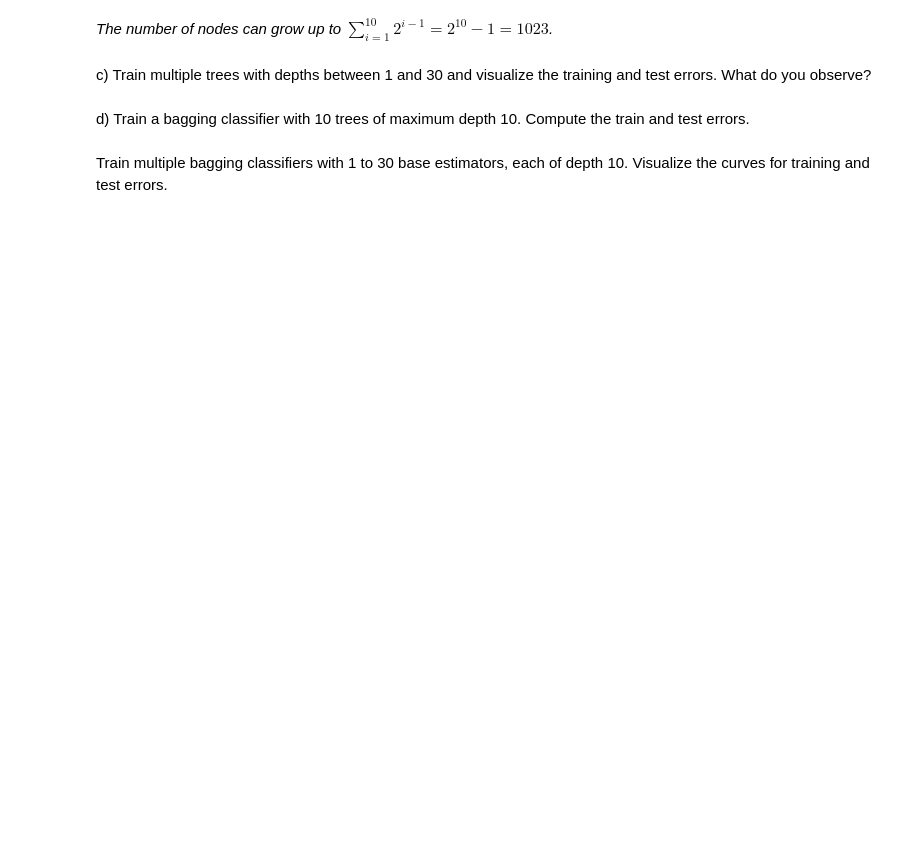
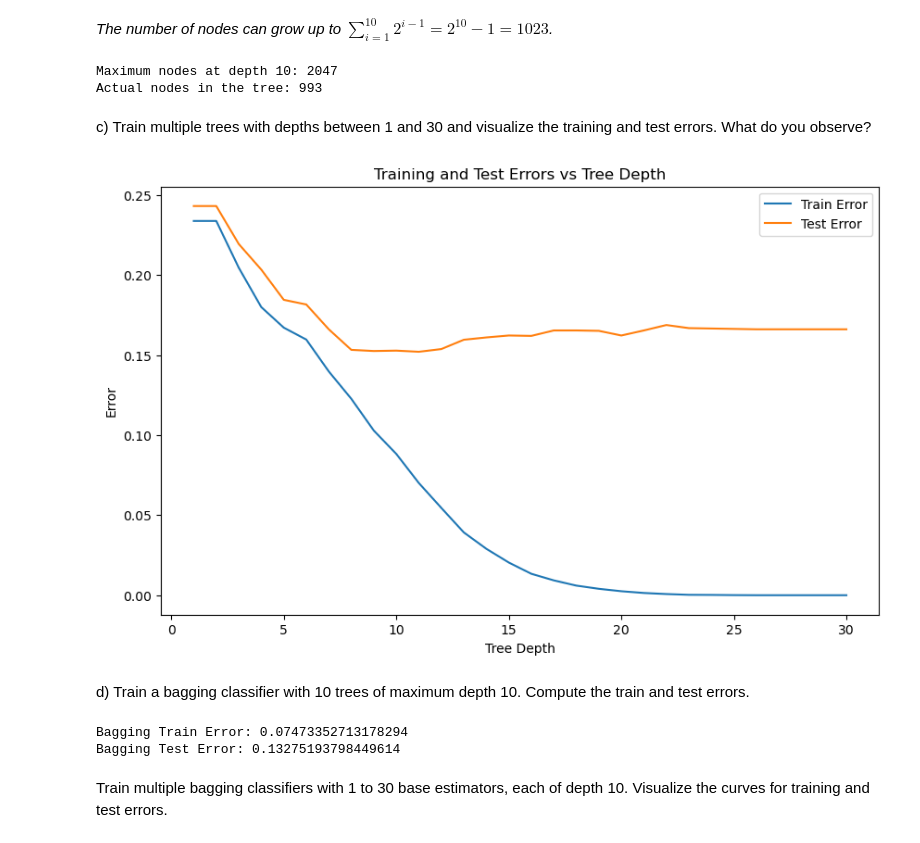
Before and after one commit to makarwu/ba_ml, a Jupyter notebook: week9/T08 - Ensembles and Clustering-20241209/T08-E3-template.ipynb, the cells around one changed output. Drawn from its saved outputs; the diff is of its cells as text; code cells hidden in the pictures; blank space fills up the shorter version.

```diff
--- a/week9/T08 - Ensembles and Clustering-20241209/T08-E3-template.ipynb
+++ b/week9/T08 - Ensembles and Clustering-20241209/T08-E3-template.ipynb
@@ -43,9 +69,55 @@ c) Visualize the tree. How many nodes can it have at maximum? How many nodes doe
 # %% [markdown]
 *The number of nodes can grow up to $\sum_{i = 1}^{10} 2^{i-1} = 2^{10} - 1 = 1023$.*
+# %%
+max_nodes = (2 ** (tree_model.get_depth() + 1)) - 1
+print(f"Maximum nodes at depth 10: {max_nodes}")
+
+actual_nodes = tree_model.tree_.node_count
+print(f"Actual nodes in the tree: {actual_nodes}")
+# %% [output]
+Maximum nodes at depth 10: 2047
+Actual nodes in the tree: 993
 # %% [markdown]
 c) Train multiple trees with depths between 1 and 30 and visualize the training and test errors.
 What do you observe?
+# %%
+train_errors = []
+test_errors = []
+
+for depth in range(1, 31):
+    clf = DecisionTreeClassifier(max_depth=depth, random_state=0)
+    clf.fit(X_train, y_train)
+    train_errors.append(1 - clf.score(X_train, y_train))
+    test_errors.append(1 - clf.score(X_test, y_test))
+
+# Plot the errors
+plt.figure(figsize=(10, 6))
+plt.plot(range(1, 31), train_errors, label="Train Error")
+plt.plot(range(1, 31), test_errors, label="Test Error")
+plt.xlabel("Tree Depth")
+plt.ylabel("Error")
+plt.legend()
+plt.title("Training and Test Errors vs Tree Depth")
+plt.show()
+# %% [output]
+[figure, added]
 # %% [markdown]
 d) Train a bagging classifier with 10 trees of maximum depth 10. Compute the train and test errors.
+# %%
+bag_clf = BaggingClassifier(
+    estimator=DecisionTreeClassifier(max_depth=10),
+    n_estimators=10,
+    random_state=0
+)
+bag_clf.fit(X_train, y_train)
+
+train_error_bag = 1 - bag_clf.score(X_train, y_train)
+test_error_bag = 1 - bag_clf.score(X_test, y_test)
+
+print(f"Bagging Train Error: {train_error_bag}")
+print(f"Bagging Test Error: {test_error_bag}")
+# %% [output]
+Bagging Train Error: 0.07473352713178294
+Bagging Test Error: 0.13275193798449614
 # %% [markdown]
 Train multiple bagging classifiers with 1 to 30 base estimators, each of depth 10. Visualize the curves for training and test errors.
```
Also changed, not shown: parts of 10 cells of this notebook, 1 other file.
